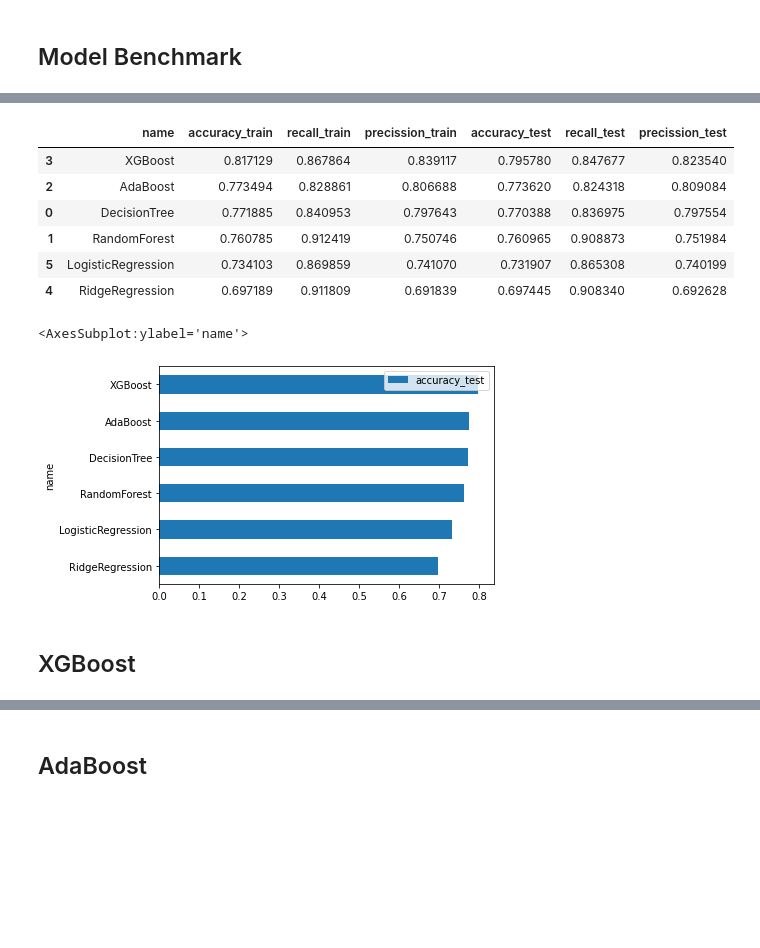
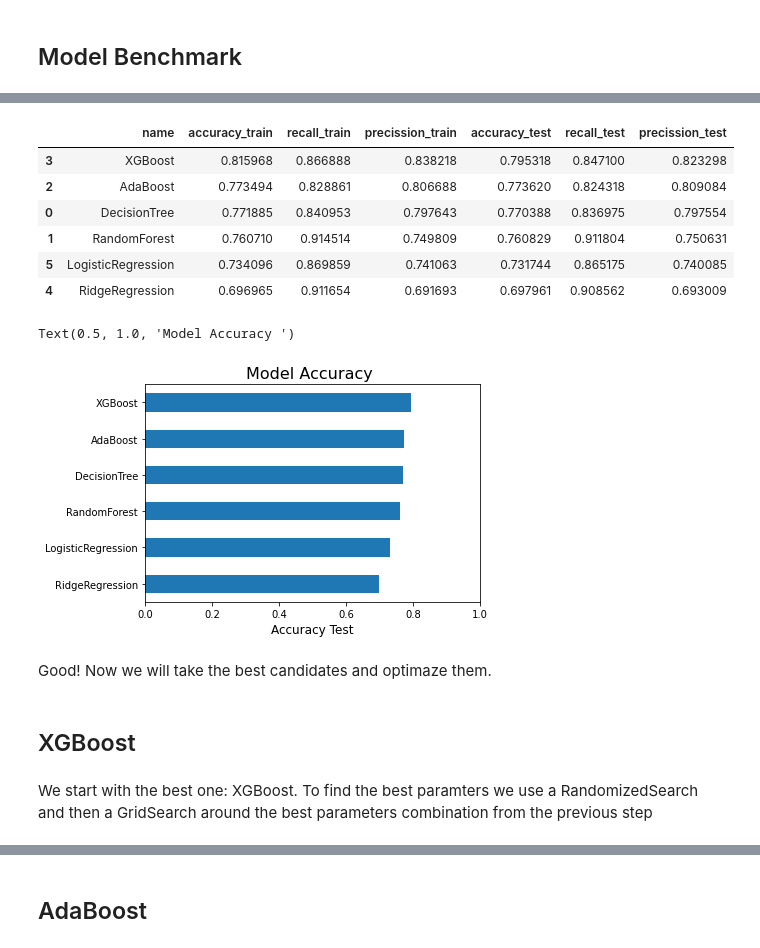
Before and after one commit to Octodon-D/kickstarter_project, a Jupyter notebook: First_model.ipynb, the cells around one changed output, grey strips where cells are left out. Cells and saved outputs as stored; diff of their text form; code cells hidden in the pictures; blank space fills up the shorter version.

```diff
--- a/First_model.ipynb
+++ b/First_model.ipynb
@@ -61,7 +63,7 @@ Let us delete all the variables that are not going to be useful in our model:
 + **"city", "region"**: these two variables will create too many columns in the One Hot encoding process. We keep "country"
 + **"yr_deadline","mo_deadline", "wd_deadline"**: these variables are hihgly correlated with the launching date and "funding_phase"
 # %%
-df.drop(['id', 'name', 'yr_deadline',"mo_deadline", "wd_deadline","city", "region","subcategory"], axis=1, inplace=True)
+df.drop(['id', 'name', 'yr_deadline',"mo_deadline", "wd_deadline", "city", "region","subcategory","creator_id"], axis=1, inplace=True)
 df.info()
 # %% [output]
 <class 'pandas.core.frame.DataFrame'>
@@ -184,7 +192,7 @@ import xgboost as xgb
 models = [DecisionTreeClassifier(max_depth=6, random_state=RSEED ),
         RandomForestClassifier(n_estimators=200,max_depth=6 , random_state=RSEED, n_jobs = -1),
         AdaBoostClassifier(random_state=RSEED),
-        xgb.XGBClassifier(),
+        xgb.XGBClassifier(random_state=RSEED, n_jobs = -1, eval_metric = "error"),
         RidgeClassifier(),
         LogisticRegression(max_iter=1000)]
 
@@ -236,17 +243,27 @@ Model LogisticRegression done!
 df_scores.sort_values("accuracy_test", ascending = False).head(20)
 # %% [output]
 |  | name | accuracy_train | recall_train | precission_train | accuracy_test | recall_test | precission_test |
-| 3 | XGBoost | 0.817129 | 0.867864 | 0.839117 | 0.795780 | 0.847677 | 0.823540 |
+| 3 | XGBoost | 0.815968 | 0.866888 | 0.838218 | 0.795318 | 0.847100 | 0.823298 |
 | 2 | AdaBoost | 0.773494 | 0.828861 | 0.806688 | 0.773620 | 0.824318 | 0.809084 |
 | 0 | DecisionTree | 0.771885 | 0.840953 | 0.797643 | 0.770388 | 0.836975 | 0.797554 |
-| 1 | RandomForest | 0.760785 | 0.912419 | 0.750746 | 0.760965 | 0.908873 | 0.751984 |
-| 5 | LogisticRegression | 0.734103 | 0.869859 | 0.741070 | 0.731907 | 0.865308 | 0.740199 |
-| 4 | RidgeRegression | 0.697189 | 0.911809 | 0.691839 | 0.697445 | 0.908340 | 0.692628 |
+| 1 | RandomForest | 0.760710 | 0.914514 | 0.749809 | 0.760829 | 0.911804 | 0.750631 |
+| 5 | LogisticRegression | 0.734096 | 0.869859 | 0.741063 | 0.731744 | 0.865175 | 0.740085 |
+| 4 | RidgeRegression | 0.696965 | 0.911654 | 0.691693 | 0.697961 | 0.908562 | 0.693009 |
-# %%
-df_scores.sort_values("accuracy_test", ascending = True).plot(kind= "barh", x= "name", y = "accuracy_test")
-# %% [output]
-<AxesSubplot:ylabel='name'>
-[figure, removed]
+# %%
+ax = plt.Figure()
+
+plot1 = df_scores.sort_values("accuracy_test", ascending = True).plot(kind= "barh", x= "name", y = "accuracy_test", legend=None)
+plt.xlim([0,1])
+plot1.set_xlabel('Accuracy Test', fontsize = 12)
+plot1.set_ylabel('', fontsize = 12)
+plot1.set_title('Model Accuracy ', fontsize = 16)
+# %% [output]
+Text(0.5, 1.0, 'Model Accuracy ')
+[figure, added]
+# %% [markdown]
+Good! Now we will take the best candidates and optimaze them.
 # %% [markdown]
 ## XGBoost
+# %% [markdown]
+We start with the best one: XGBoost. To find the best paramters we use a RandomizedSearch and then a GridSearch around the best parameters combination from the previous step
 # %%
```
Also changed, not shown: parts of 35 cells of this notebook.
